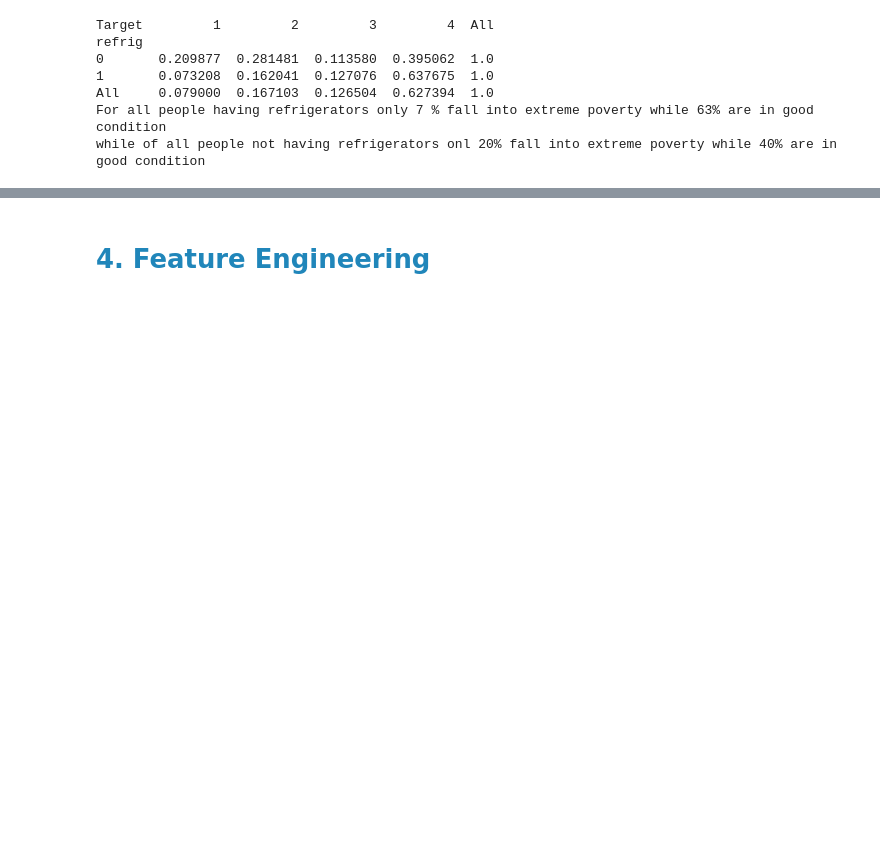
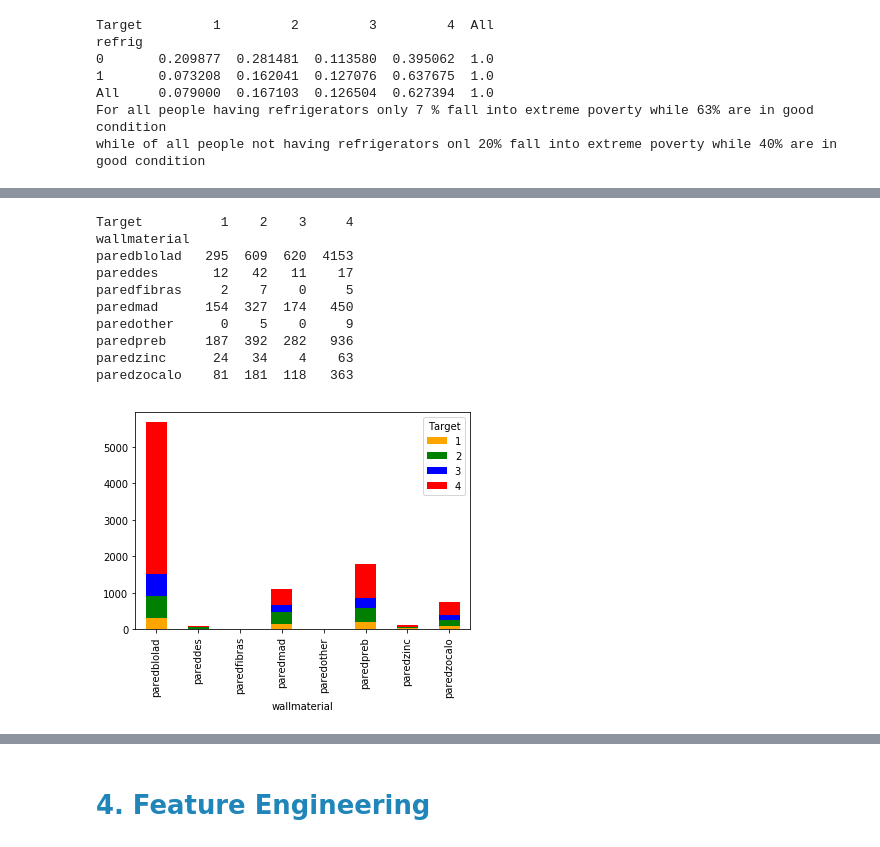
Before and after one commit to mayankaggarwal/MyLearning, a Jupyter notebook: competitions/kaggle/CostoRiconHVP/CostoReconHouseholdPovertyPrediction.ipynb, the cells around one changed output, grey strips where cells are left out. Saved outputs shown, nothing was run; the diff lists cells and outputs as text; code cells hidden in the pictures; blank space fills up the shorter version.

```diff
--- a/competitions/kaggle/CostoRiconHVP/CostoReconHouseholdPovertyPrediction.ipynb
+++ b/competitions/kaggle/CostoRiconHVP/CostoReconHouseholdPovertyPrediction.ipynb
@@ -162,0 +365,29 @@ while of all people not having refrigerators onl 20% fall into extreme poverty w
+# %%
+def getWallsMaterial(row):
+    wallmaterial = ['paredblolad','paredzocalo','paredpreb','pareddes','paredmad','paredzinc','paredfibras','paredother'];
+    for material in wallmaterial:
+        if row[material] == 1:
+            return material;
+
+    return '';
+
+data['wallmaterial'] = data.apply(getWallsMaterial,axis=1)
+data['wallmaterial'].value_counts()
+# %%
+df_train['wallmaterial'] = df_train.apply(getWallsMaterial,axis=1)
+temp3 = pd.crosstab(df_train['wallmaterial'], df_train['Target'])
+print(temp3)
+temp3.plot(kind='bar', stacked=True, color=['orange','green','blue','red'], grid=False)
+del(temp3)
+# %% [output]
+Target          1    2    3     4
+wallmaterial
+paredblolad   295  609  620  4153
+pareddes       12   42   11    17
+paredfibras     2    7    0     5
+paredmad      154  327  174   450
+paredother      0    5    0     9
+paredpreb     187  392  282   936
+paredzinc      24   34    4    63
+paredzocalo    81  181  118   363
+[figure, added]
```
Also changed, not shown: parts of 52 cells of this notebook.
